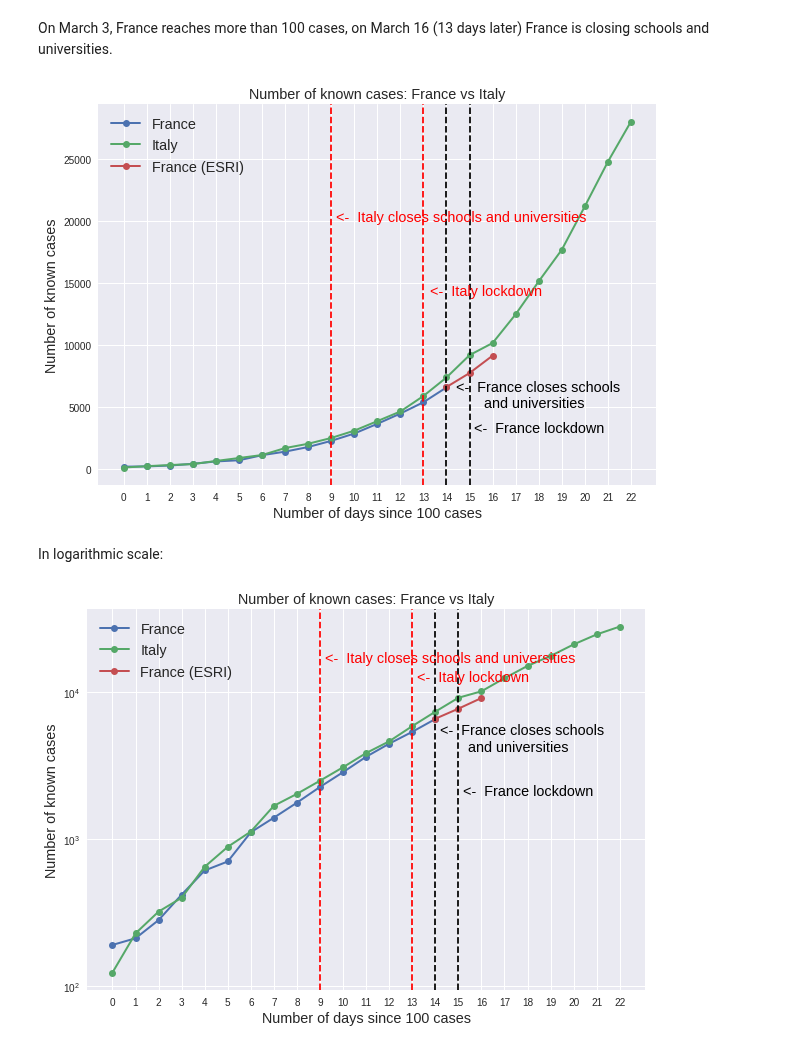
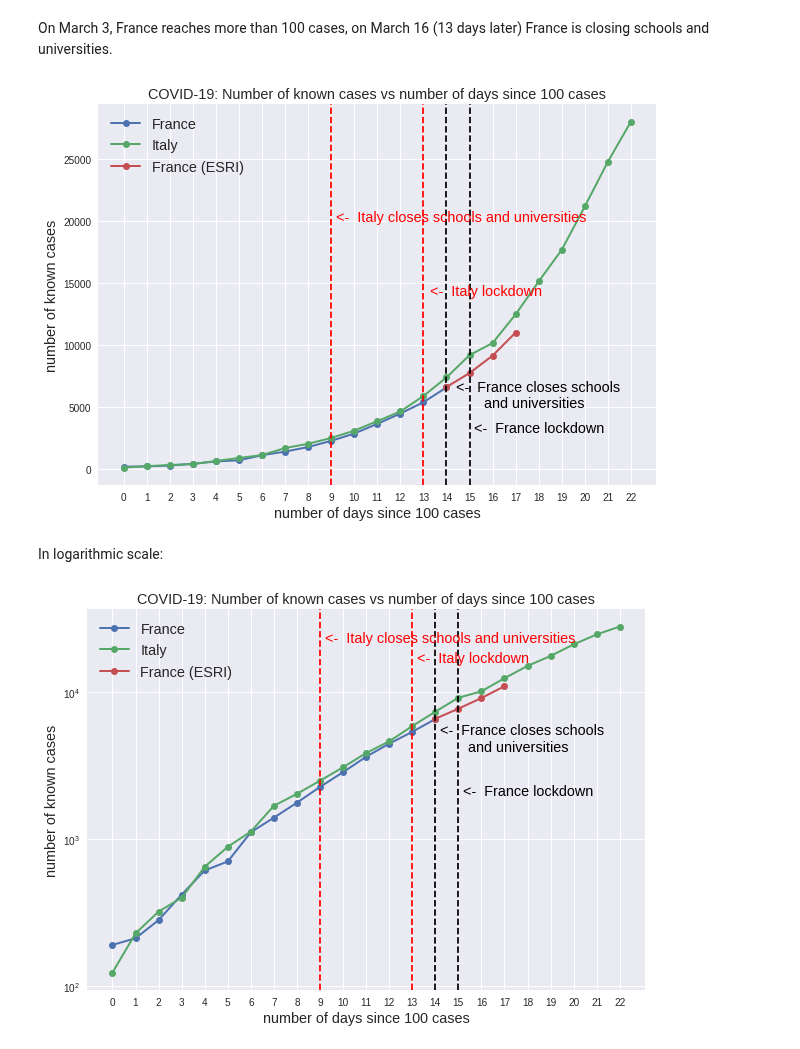
Before and after one commit to alonsosilvaallende/COVID-19, a Jupyter notebook: COVID_19_Known_Cases.ipynb, the cells around one changed output. Drawn from its saved outputs; the diff is of its cells as text; code cells hidden in the pictures.

```diff
--- a/COVID_19_Known_Cases.ipynb
+++ b/COVID_19_Known_Cases.ipynb
@@ -6,4 +6,5 @@ import matplotlib.pyplot as plt
 import pandas as pd
 plt.style.use('seaborn')
 # %%
-total_cases = pd.read_csv("https://covid.ourworldindata.org/data/total_cases.csv")
+total_cases = pd.read_csv("https://covid.ourworldindata.org/data/total_cases.csv", index_col='date')
+total_cases[["France", "Italy"]].tail(3)
@@ -21,7 +28,7 @@ On March 3, France reaches more than 100 cases, on March 16 (13 days later) Fran
 fig, ax = plt.subplots(figsize=(10,7))
 plt.plot(days100_France, cases100_France, label='France', linewidth=2, marker='o')
 plt.plot(days100_Italy, cases100_Italy, label='Italy',  linewidth=2, marker='o')
-plt.plot(np.array([14, 15, 16]), np.array([6604, 7730, 9134]), label='France (ESRI)', linewidth=2, marker='o')
+plt.plot(np.array([14, 15, 16, 17]), np.array([6604, 7730, 9134, 10995]), label='France (ESRI)', linewidth=2, marker='o')
 plt.axvline(9, color='red', linestyle='dashed')
 plt.axvline(13, color='red', linestyle='dashed')
 plt.axvline(14, color='black', linestyle='dashed')
@@ -30,35 +37,35 @@ plt.annotate('<-  Italy closes schools and universities', (9.2,20000.0), color='
 plt.annotate('<-  Italy lockdown', (13.3,14000.0), color='red', fontsize='x-large')
 plt.annotate('<-  France closes schools\n       and universities', (14.4,5000.0), color='black', fontsize='x-large')
 plt.annotate('<-  France lockdown', (15.2,3000.0), color='black', fontsize='x-large')
-ax.set_title('Number of known cases: France vs Italy', fontsize='x-large')
-ax.set_xlabel('Number of days since 100 cases', fontsize='x-large')
-ax.set_ylabel('Number of known cases', fontsize='x-large')
+ax.set_title('COVID-19: Number of known cases vs number of days since 100 cases', fontsize='x-large')
+ax.set_xlabel('number of days since 100 cases', fontsize='x-large')
+ax.set_ylabel('number of known cases', fontsize='x-large')
 ax.set_xticks(np.arange(len(cases100_Italy)))
 plt.legend(fontsize='x-large')
 plt.show()
 # %% [output]
-[figure, old version]
+[figure, new version]
 # %% [markdown]
 In logarithmic scale:
 # %%
 fig, ax = plt.subplots(figsize=(10,7))
 plt.plot(days100_France, cases100_France, label='France', linewidth=2, marker='o')
 plt.plot(days100_Italy, cases100_Italy, label='Italy',  linewidth=2, marker='o')
-plt.plot(np.array([14, 15, 16]), np.array([6604, 7730, 9134]), label='France (ESRI)', linewidth=2, marker='o')
+plt.plot(np.array([14, 15, 16, 17]), np.array([6604, 7730, 9134, 10995]), label='France (ESRI)', linewidth=2, marker='o')
 plt.axvline(9, color='red', linestyle='dashed')
 plt.axvline(13, color='red', linestyle='dashed')
 plt.axvline(14, color='black', linestyle='dashed')
 plt.axvline(15, color='black', linestyle='dashed')
-plt.annotate('<-  Italy closes schools and universities', (9.2,16000.0), color='red', fontsize='x-large')
-plt.annotate('<-  Italy lockdown', (13.2,12000.0), color='red', fontsize='x-large')
+plt.annotate('<-  Italy closes schools and universities', (9.2,22000.0), color='red', fontsize='x-large')
+plt.annotate('<-  Italy lockdown', (13.2,16000.0), color='red', fontsize='x-large')
 plt.annotate('<-  France closes schools\n       and universities', (14.2,4000.0), color='black', fontsize='x-large')
 plt.annotate('<-  France lockdown', (15.2,2000.0), color='black', fontsize='x-large')
-ax.set_title('Number of known cases: France vs Italy', fontsize='x-large')
-ax.set_xlabel('Number of days since 100 cases', fontsize='x-large')
-ax.set_ylabel('Number of known cases', fontsize='x-large')
+ax.set_title('COVID-19: Number of known cases vs number of days since 100 cases', fontsize='x-large')
+ax.set_xlabel('number of days since 100 cases', fontsize='x-large')
+ax.set_ylabel('number of known cases', fontsize='x-large')
 ax.set_xticks(np.arange(len(cases100_Italy)))
 plt.yscale("log")
 plt.legend(fontsize='x-large')
 plt.show()
 # %% [output]
-[figure, old version]
+[figure, new version]
```
Also changed, not shown: parts of 1 cell of this notebook.
